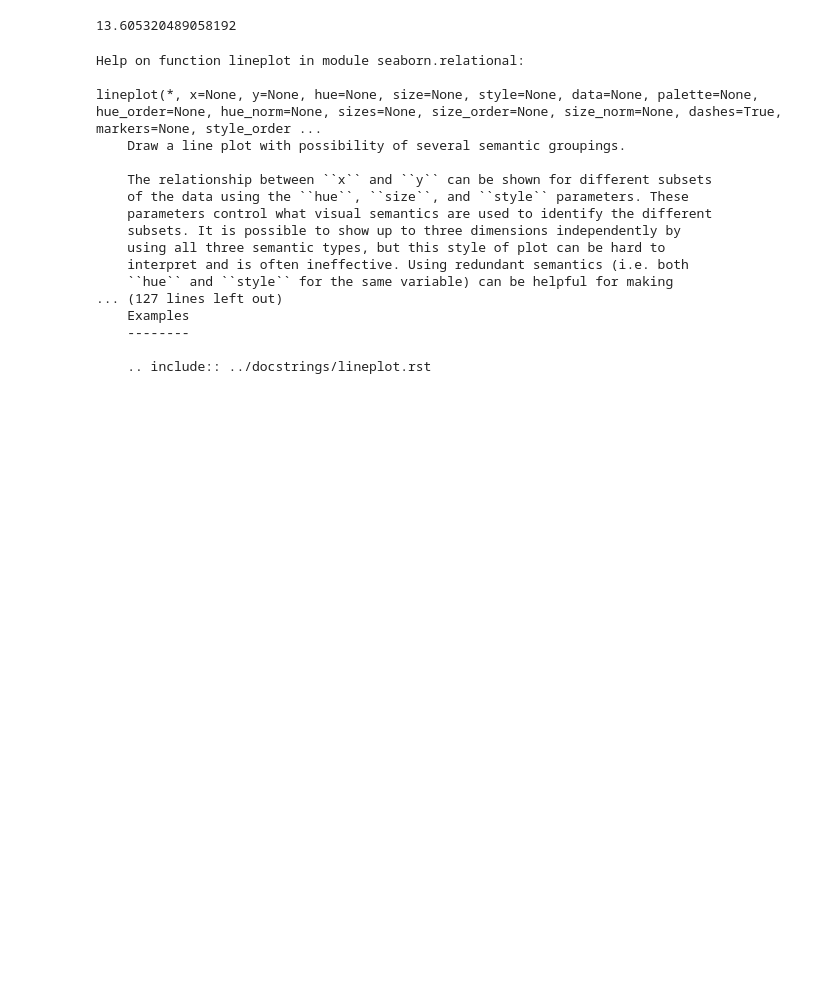
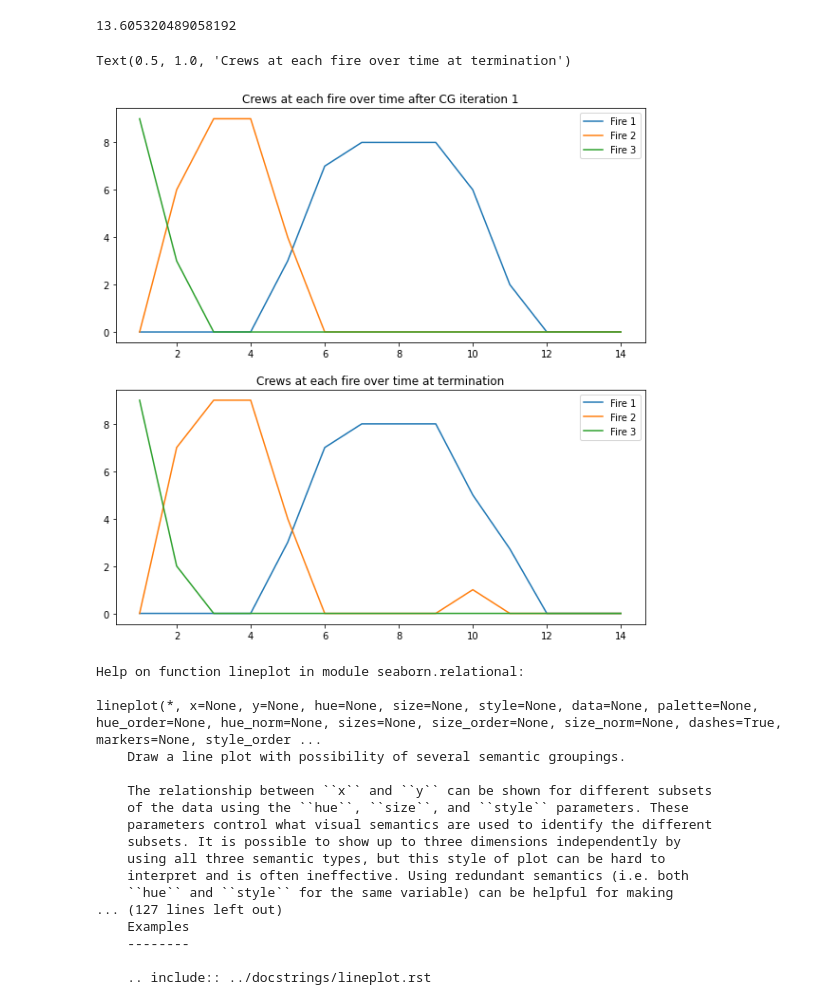
Before and after one commit to leobix/wildfire-suppression, a Jupyter notebook: Plots.ipynb, the cells around one changed output. Drawn from its saved outputs; the diff is of its cells as text; code cells hidden in the pictures; blank space fills up the shorter version.

```diff
--- a/Plots.ipynb
+++ b/Plots.ipynb
@@ -110,3 +168,21 @@ np.max(np.log(rho_haistory))
+# %%
+fig, ax = plt.subplots(2)
+
+i = 1
+ax[0].plot(range(1, 15), suppression_history[0, :, i], label='Fire 1')
+ax[0].plot(range(1, 15), suppression_history[1, :, i], label='Fire 2')
+ax[0].plot(range(1, 15), suppression_history[2, :, i], label='Fire 3')
+ax[0].legend()
+ax[0].set_title(f'Crews at each fire over time after CG iteration {i}')
+
+ax[1].plot(range(1, 15), suppression_history[0, :, -1], label='Fire 1')
+ax[1].plot(range(1, 15), suppression_history[1, :, -1], label='Fire 2')
+ax[1].plot(range(1, 15), suppression_history[2, :, -1], label='Fire 3')
+ax[1].legend()
+ax[1].set_title(f'Crews at each fire over time at termination')
+# %% [output]
+Text(0.5, 1.0, 'Crews at each fire over time at termination')
+[figure, added]
 # %%
 help(sns.lineplot)
 # %% [output]
```
Also changed, not shown: parts of 3 cells of this notebook, 10 other files.
